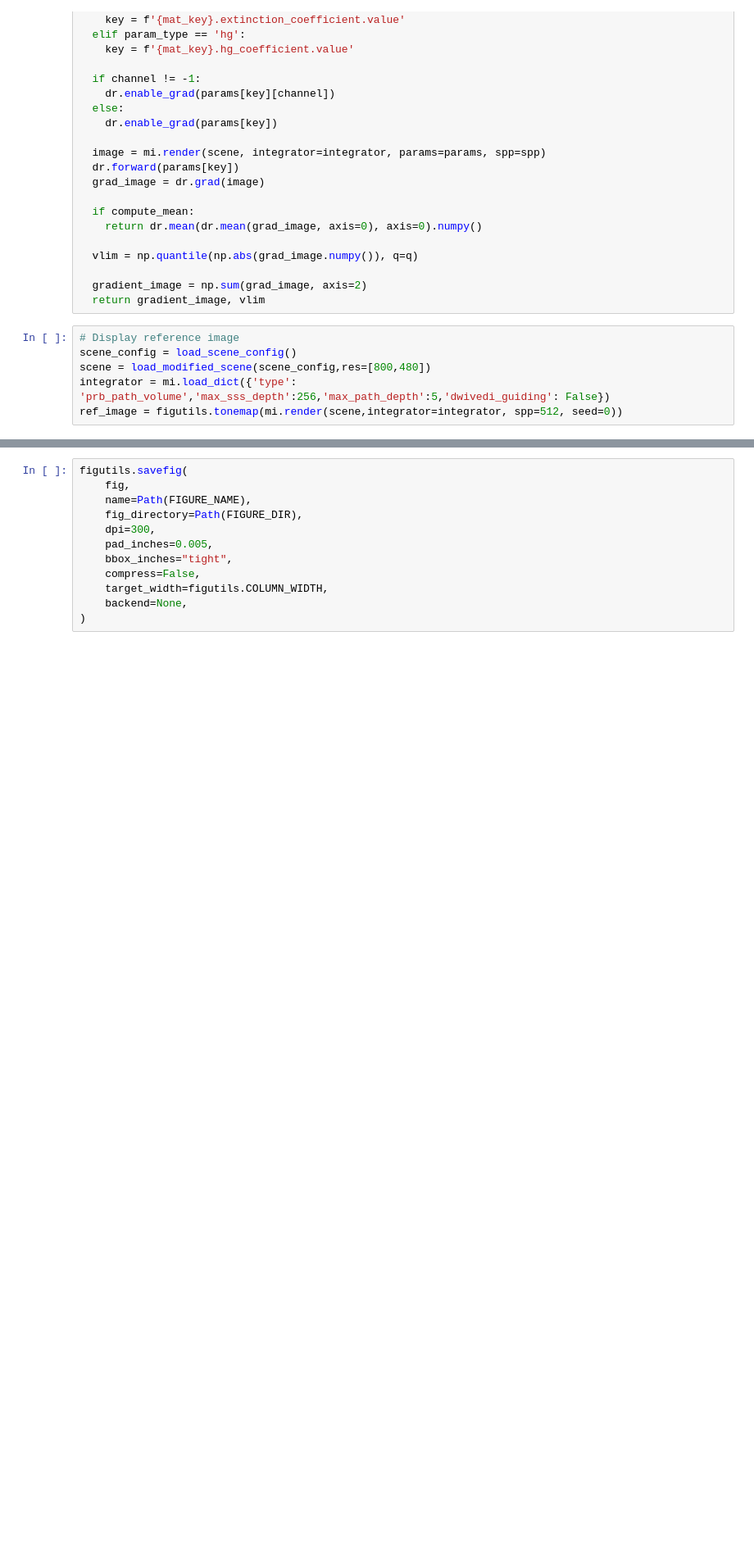
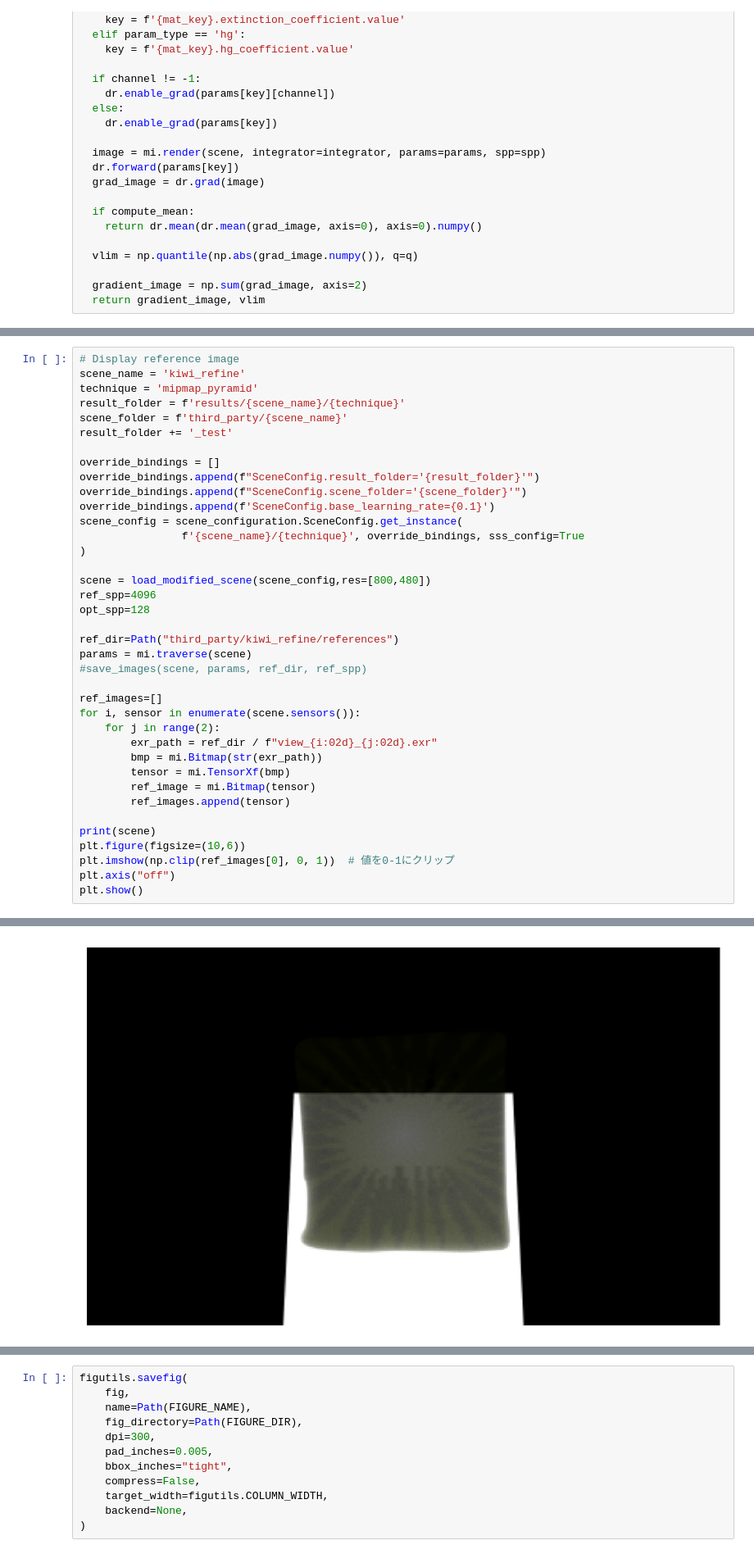
Before and after one commit to nashiro66/fruits-reconstruction, a Jupyter notebook: figures/figure_volume_gradients.ipynb, the cells around one changed output, grey strips where cells are left out. Shown: that part at 82% size. Saved outputs shown, nothing was run; the diff lists cells and outputs as text; blank space fills up the shorter version.

```diff
--- a/figures/figure_volume_gradients.ipynb
+++ b/figures/figure_volume_gradients.ipynb
@@ -146,9 +136,3 @@ def compute_forward_gradient(
 
   gradient_image = np.sum(grad_image, axis=2)
   return gradient_image, vlim
-# %%
-# Display reference image
-scene_config = load_scene_config()
-scene = load_modified_scene(scene_config,res=[800,480])
-integrator = mi.load_dict({'type': 'prb_path_volume','max_sss_depth':256,'max_path_depth':5,'dwivedi_guiding': False})
-ref_image = figutils.tonemap(mi.render(scene,integrator=integrator, spp=512, seed=0))
@@ -204,0 +224,39 @@ for i, (param_type, epsilon, channel, spp_fd, spp_grad) in enumerate(configs):
+# %%
+# Display reference image
+scene_name = 'kiwi_refine'
+technique = 'mipmap_pyramid'
+result_folder = f'results/{scene_name}/{technique}'
+scene_folder = f'third_party/{scene_name}'
+result_folder += '_test'
+
+override_bindings = []
+override_bindings.append(f"SceneConfig.result_folder='{result_folder}'")
+override_bindings.append(f"SceneConfig.scene_folder='{scene_folder}'")
+override_bindings.append(f'SceneConfig.base_learning_rate={0.1}')
+scene_config = scene_configuration.SceneConfig.get_instance(
+				f'{scene_name}/{technique}', override_bindings, sss_config=True
+)
+
+scene = load_modified_scene(scene_config,res=[800,480])
+ref_spp=4096
+opt_spp=128
+
+ref_dir=Path("third_party/kiwi_refine/references")
+params = mi.traverse(scene)
+#save_images(scene, params, ref_dir, ref_spp)
+
+ref_images=[]
+for i, sensor in enumerate(scene.sensors()):
+    for j in range(2):
+        exr_path = ref_dir / f"view_{i:02d}_{j:02d}.exr"
+        bmp = mi.Bitmap(str(exr_path))
+        tensor = mi.TensorXf(bmp)
+        ref_image = mi.Bitmap(tensor)
+        ref_images.append(tensor)
+
+print(scene)
+plt.figure(figsize=(10,6))
+plt.imshow(np.clip(ref_images[0], 0, 1))  # 値を0-1にクリップ
+plt.axis("off")
+plt.show()
+# %% [output]
@@ -204,0 +280 @@ for i, (param_type, epsilon, channel, spp_fd, spp_grad) in enumerate(configs):
+[figure, added]
```
Also changed, not shown: parts of 7 cells of this notebook, 3 other files.
